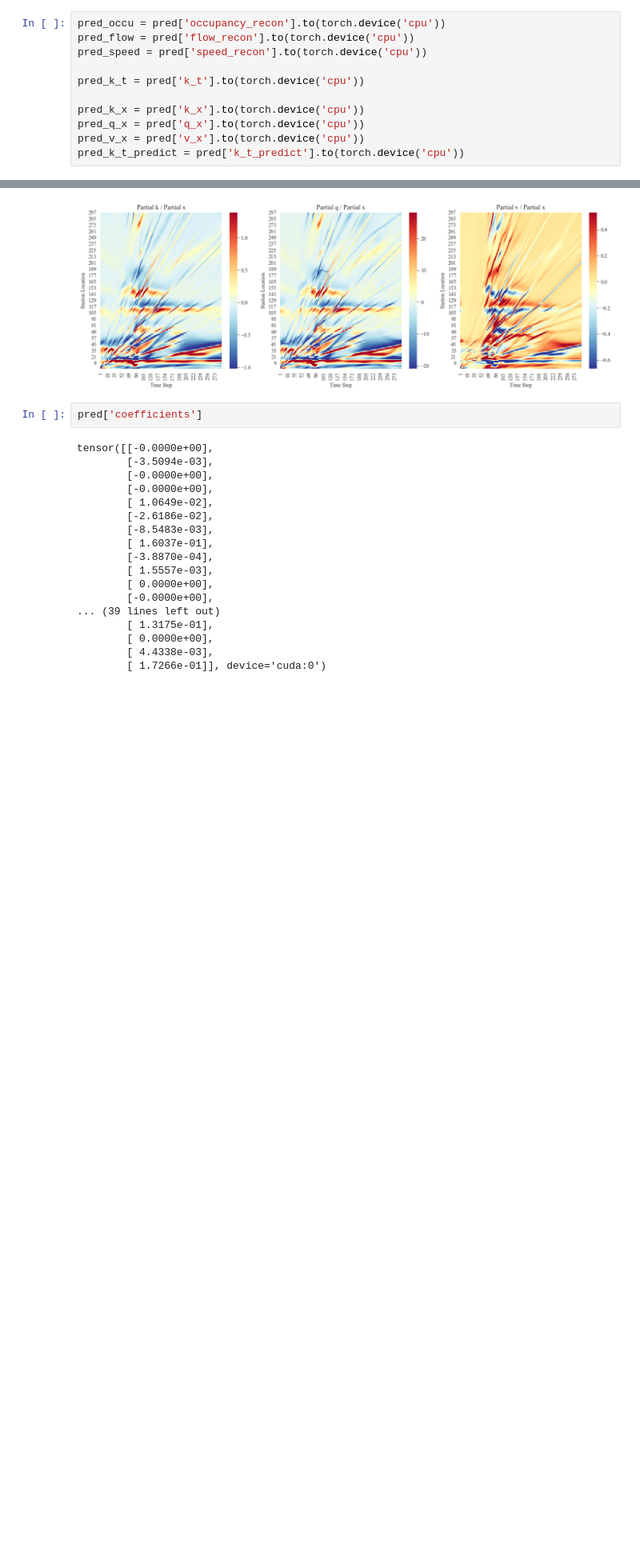
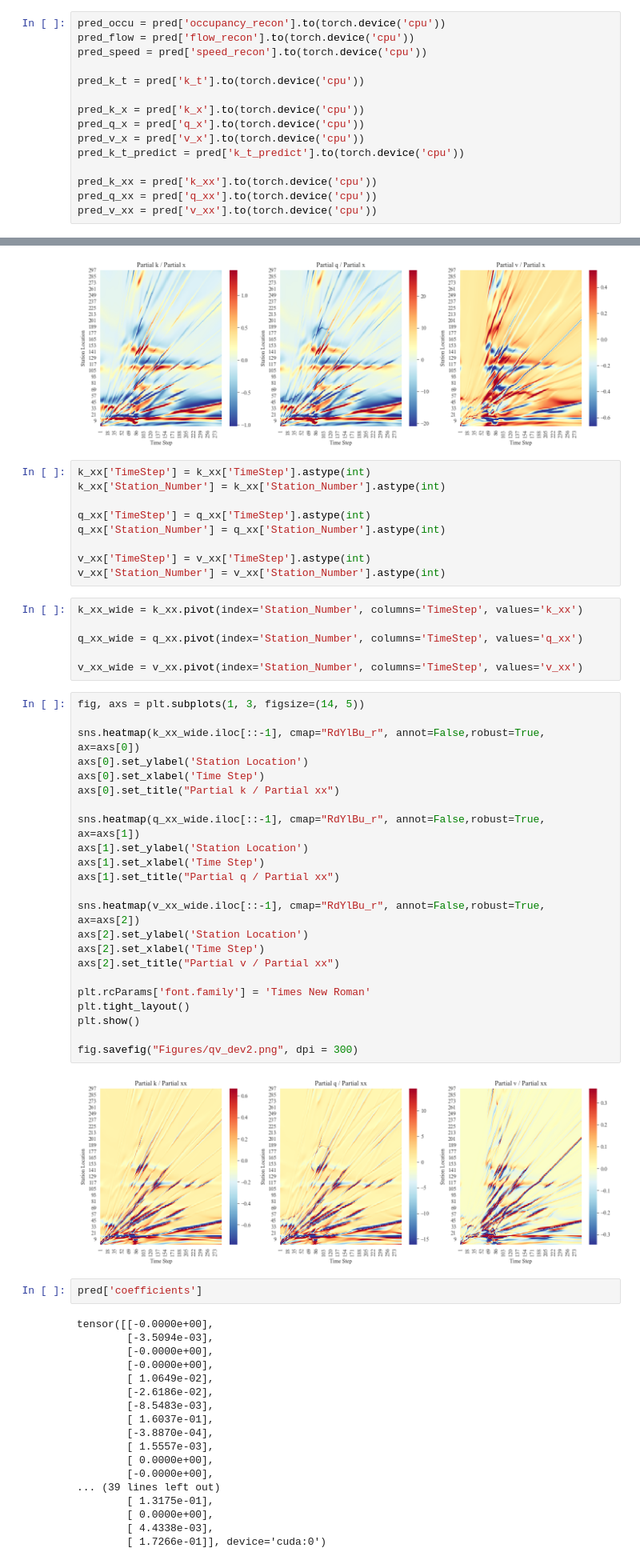
Before and after one commit to wzh96/Flow_PDE_FIND, a Jupyter notebook: Clean_Data_Plot.ipynb, the cells around one changed output, grey strips where cells are left out. Shown at 80% size. Cells and saved outputs as stored; diff of their text form; blank space fills up the shorter version.

Commit message:
update second order plots

```diff
--- a/Clean_Data_Plot.ipynb
+++ b/Clean_Data_Plot.ipynb
@@ -26,6 +26,10 @@ pred_k_x = pred['k_x'].to(torch.device('cpu'))
 pred_q_x = pred['q_x'].to(torch.device('cpu'))
 pred_v_x = pred['v_x'].to(torch.device('cpu'))
 pred_k_t_predict = pred['k_t_predict'].to(torch.device('cpu'))
+
+pred_k_xx = pred['k_xx'].to(torch.device('cpu'))
+pred_q_xx = pred['q_xx'].to(torch.device('cpu'))
+pred_v_xx = pred['v_xx'].to(torch.device('cpu'))
 # %%
 occupancy_recon = torch.cat((X_occu_all, pred_occu), dim=1).detach().numpy()
 flow_recon = torch.cat((X_occu_all, pred_flow), dim=1).detach().numpy()
@@ -219,6 +223,46 @@ plt.show()
 fig.savefig("Figures/qv_dev.png", dpi = 300)
 # %% [output]
 [figure]
+# %%
+k_xx['TimeStep'] = k_xx['TimeStep'].astype(int)
+k_xx['Station_Number'] = k_xx['Station_Number'].astype(int)
+
+q_xx['TimeStep'] = q_xx['TimeStep'].astype(int)
+q_xx['Station_Number'] = q_xx['Station_Number'].astype(int)
+
+v_xx['TimeStep'] = v_xx['TimeStep'].astype(int)
+v_xx['Station_Number'] = v_xx['Station_Number'].astype(int)
+# %%
+k_xx_wide = k_xx.pivot(index='Station_Number', columns='TimeStep', values='k_xx')
+
+q_xx_wide = q_xx.pivot(index='Station_Number', columns='TimeStep', values='q_xx')
+
+v_xx_wide = v_xx.pivot(index='Station_Number', columns='TimeStep', values='v_xx')
+# %%
+fig, axs = plt.subplots(1, 3, figsize=(14, 5))
+
+sns.heatmap(k_xx_wide.iloc[::-1], cmap="RdYlBu_r", annot=False,robust=True, ax=axs[0])
+axs[0].set_ylabel('Station Location')
+axs[0].set_xlabel('Time Step')
+axs[0].set_title("Partial k / Partial xx")
+
+sns.heatmap(q_xx_wide.iloc[::-1], cmap="RdYlBu_r", annot=False,robust=True, ax=axs[1])
+axs[1].set_ylabel('Station Location')
+axs[1].set_xlabel('Time Step')
+axs[1].set_title("Partial q / Partial xx")
+
+sns.heatmap(v_xx_wide.iloc[::-1], cmap="RdYlBu_r", annot=False,robust=True, ax=axs[2])
+axs[2].set_ylabel('Station Location')
+axs[2].set_xlabel('Time Step')
+axs[2].set_title("Partial v / Partial xx")
+
+plt.rcParams['font.family'] = 'Times New Roman'
+plt.tight_layout()
+plt.show()
+
+fig.savefig("Figures/qv_dev2.png", dpi = 300)
+# %% [output]
+[figure, added]
 # %%
 pred['coefficients']
 # %% [output]
```
Also changed, not shown: parts of 2 cells of this notebook, 2 other files.
